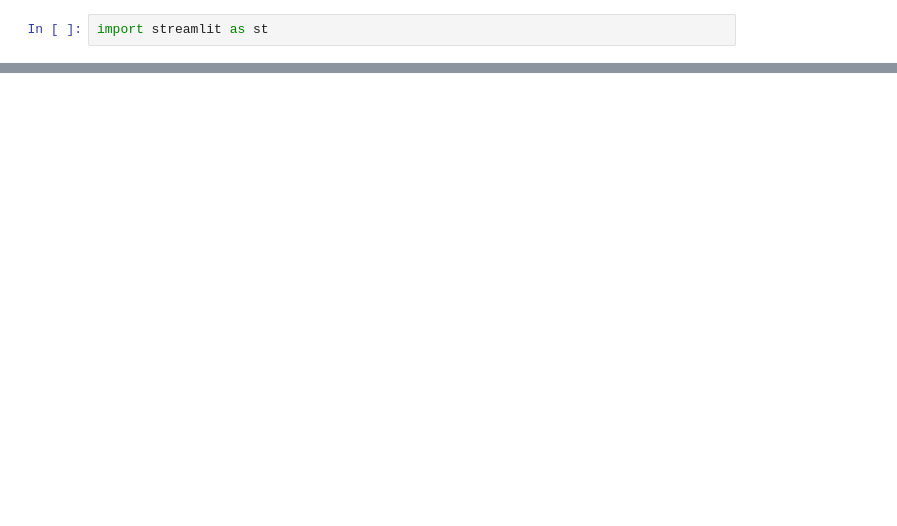
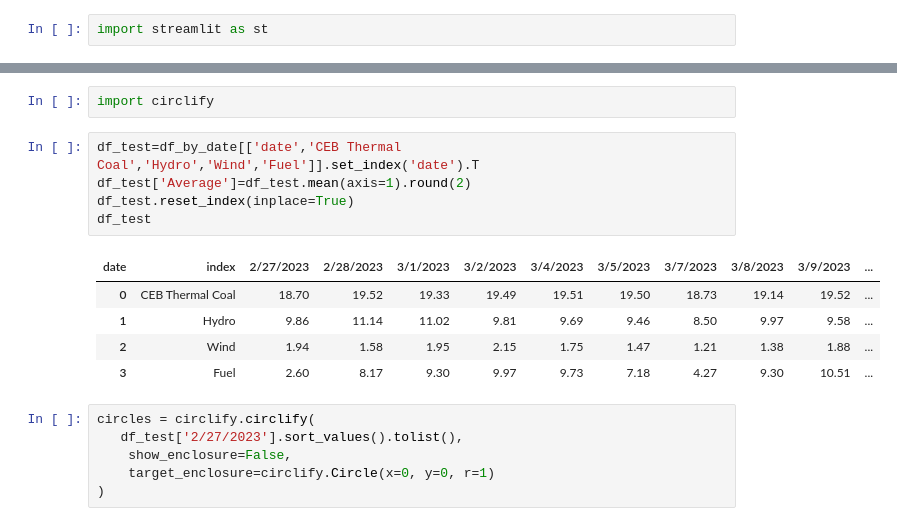
Before and after one commit to ChanakaErangaGunarathna/SL_CEB_Dashboard, a Jupyter notebook: analysis1.ipynb, the cells around one changed output, grey strips where cells are left out. Saved outputs shown, nothing was run; the diff lists cells and outputs as text; blank space fills up the shorter version.

```diff
--- a/analysis1.ipynb
+++ b/analysis1.ipynb
@@ -229,0 +236,19 @@ st.title('Uber pickups in NYC')
+# %%
+import circlify
+# %%
+df_test=df_by_date[['date','CEB Thermal Coal','Hydro','Wind','Fuel']].set_index('date').T
+df_test['Average']=df_test.mean(axis=1).round(2)
+df_test.reset_index(inplace=True)
+df_test
+# %% [output]
+| date | index | 2/27/2023 | 2/28/2023 | 3/1/2023 | 3/2/2023 | 3/4/2023 | 3/5/2023 | 3/7/2023 | 3/8/2023 | 3/9/2023 | ... |
+| 0 | CEB Thermal Coal | 18.70 | 19.52 | 19.33 | 19.49 | 19.51 | 19.50 | 18.73 | 19.14 | 19.52 | ... |
+| 1 | Hydro | 9.86 | 11.14 | 11.02 | 9.81 | 9.69 | 9.46 | 8.50 | 9.97 | 9.58 | ... |
+| 2 | Wind | 1.94 | 1.58 | 1.95 | 2.15 | 1.75 | 1.47 | 1.21 | 1.38 | 1.88 | ... |
+| 3 | Fuel | 2.60 | 8.17 | 9.30 | 9.97 | 9.73 | 7.18 | 4.27 | 9.30 | 10.51 | ... |
+# %%
+circles = circlify.circlify(
+   df_test['2/27/2023'].sort_values().tolist(),
+    show_enclosure=False,
+    target_enclosure=circlify.Circle(x=0, y=0, r=1)
+)
```
Also changed, not shown: parts of 16 cells of this notebook, 1 other file.
